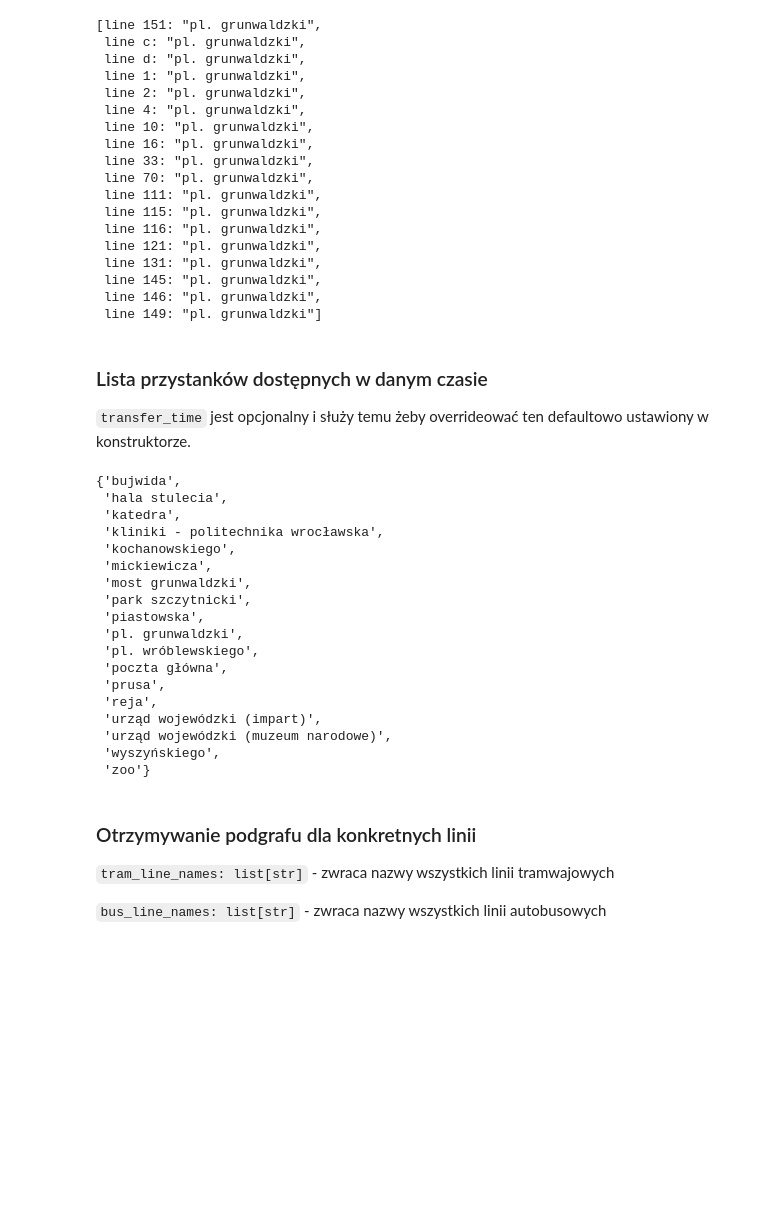
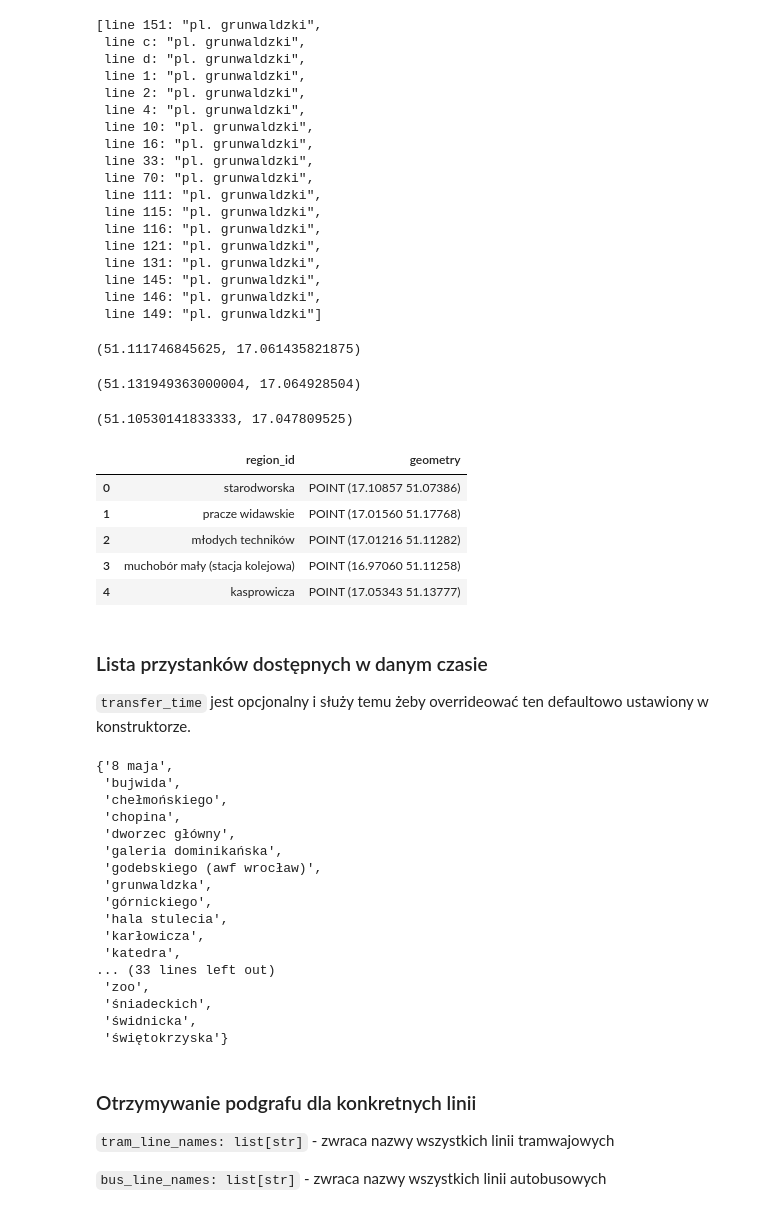
Before and after one commit to tw-krety/dane-przestrzenne, a Jupyter notebook: load_data/examples.ipynb, the cells around one changed output. Cells and saved outputs as stored; diff of their text form; code cells hidden in the pictures; blank space fills up the shorter version.

Commit message:
added more prorperies to data loder

```diff
--- a/load_data/examples.ipynb
+++ b/load_data/examples.ipynb
@@ -61,33 +63,66 @@ loader_2023.get_stop('pl. grunwaldzki')
  line 145: "pl. grunwaldzki",
  line 146: "pl. grunwaldzki",
  line 149: "pl. grunwaldzki"]
+# %%
+s = loader_2023.get_stop('pl. grunwaldzki')[0]
+s.lat, s.lon
+# %% [output]
+(51.111746845625, 17.061435821875)
+# %%
+s = loader_2023.get_stop('kromera')[0]
+s.lat, s.lon
+# %% [output]
+(51.131949363000004, 17.064928504)
+# %%
+s = loader_2023.get_stop('pl. wróblewskiego')[0]
+s.lat, s.lon
+# %% [output]
+(51.10530141833333, 17.047809525)
+# %%
+stops = []
+for name in loader_2023.stop_names:
+    stop = loader_2023.get_stop(name)[0]
+    d = {
+        'region_id': name,
+        'geometry': Point(stop.lon, stop.lat)
+    }
+    stops.append(d)
+
+points = gpd.GeoDataFrame.from_dict(stops)
+points.head()
+# %% [output]
+|  | region_id | geometry |
+| 0 | starodworska | POINT (17.10857 51.07386) |
+| 1 | pracze widawskie | POINT (17.01560 51.17768) |
+| 2 | młodych techników | POINT (17.01216 51.11282) |
+| 3 | muchobór mały (stacja kolejowa) | POINT (16.97060 51.11258) |
+| 4 | kasprowicza | POINT (17.05343 51.13777) |
 # %% [markdown]
 ### Lista przystanków dostępnych w danym czasie
 
 `transfer_time` jest opcjonalny i służy temu żeby overrideować ten defaultowo ustawiony w konstruktorze.
 # %%
-stops: set[Stop] = loader_2023.get_stops_in_range('pl. grunwaldzki', max_time=5, transfer_time=5.0)
+stops: set[Stop] = loader_2023.get_stops_in_range('pl. grunwaldzki', max_time=10, transfer_time=5)
 stop_names: set[str] = set(map(lambda stop: stop.name, stops))
 stop_names
 # %% [output]
-{'bujwida',
+{'8 maja',
+ 'bujwida',
+ 'chełmońskiego',
+ 'chopina',
+ 'dworzec główny',
+ 'galeria dominikańska',
+ 'godebskiego (awf wrocław)',
+ 'grunwaldzka',
+ 'górnickiego',
  'hala stulecia',
+ 'karłowicza',
  'katedra',
- 'kliniki - politechnika wrocławska',
- 'kochanowskiego',
- 'mickiewicza',
- 'most grunwaldzki',
- 'park szczytnicki',
- 'piastowska',
- 'pl. grunwaldzki',
- 'pl. wróblewskiego',
- 'poczta główna',
- 'prusa',
- 'reja',
- 'urząd wojewódzki (impart)',
- 'urząd wojewódzki (muzeum narodowe)',
- 'wyszyńskiego',
- 'zoo'}
+... (33 lines left out)
+ 'zoo',
+ 'śniadeckich',
+ 'świdnicka',
+ 'świętokrzyska'}
 # %% [markdown]
 ### Otrzymywanie podgrafu dla konkretnych linii
 `tram_line_names: list[str]` - zwraca nazwy wszystkich linii tramwajowych
```
Also changed, not shown: parts of 1 cell of this notebook, 1 other file.
